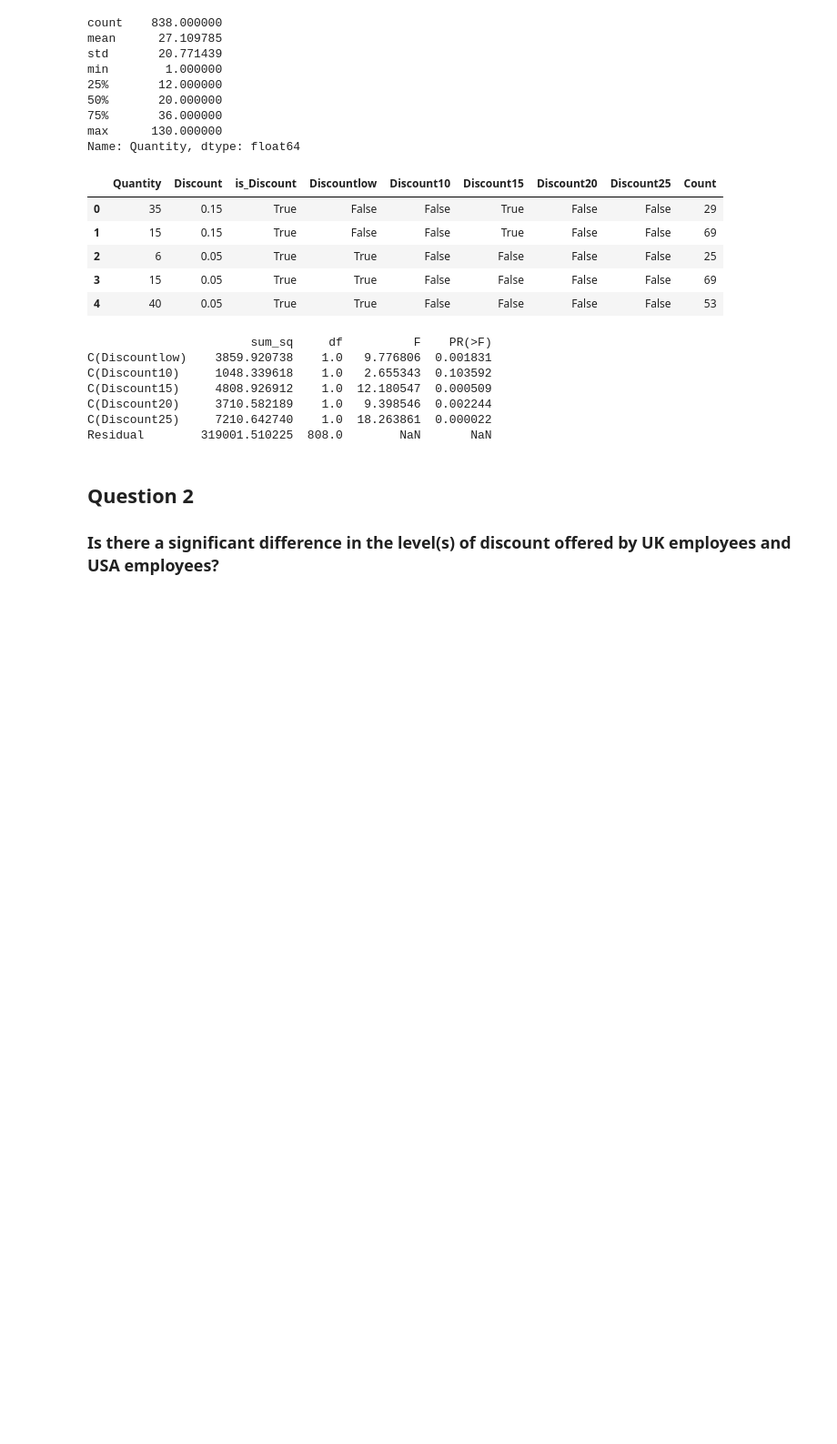
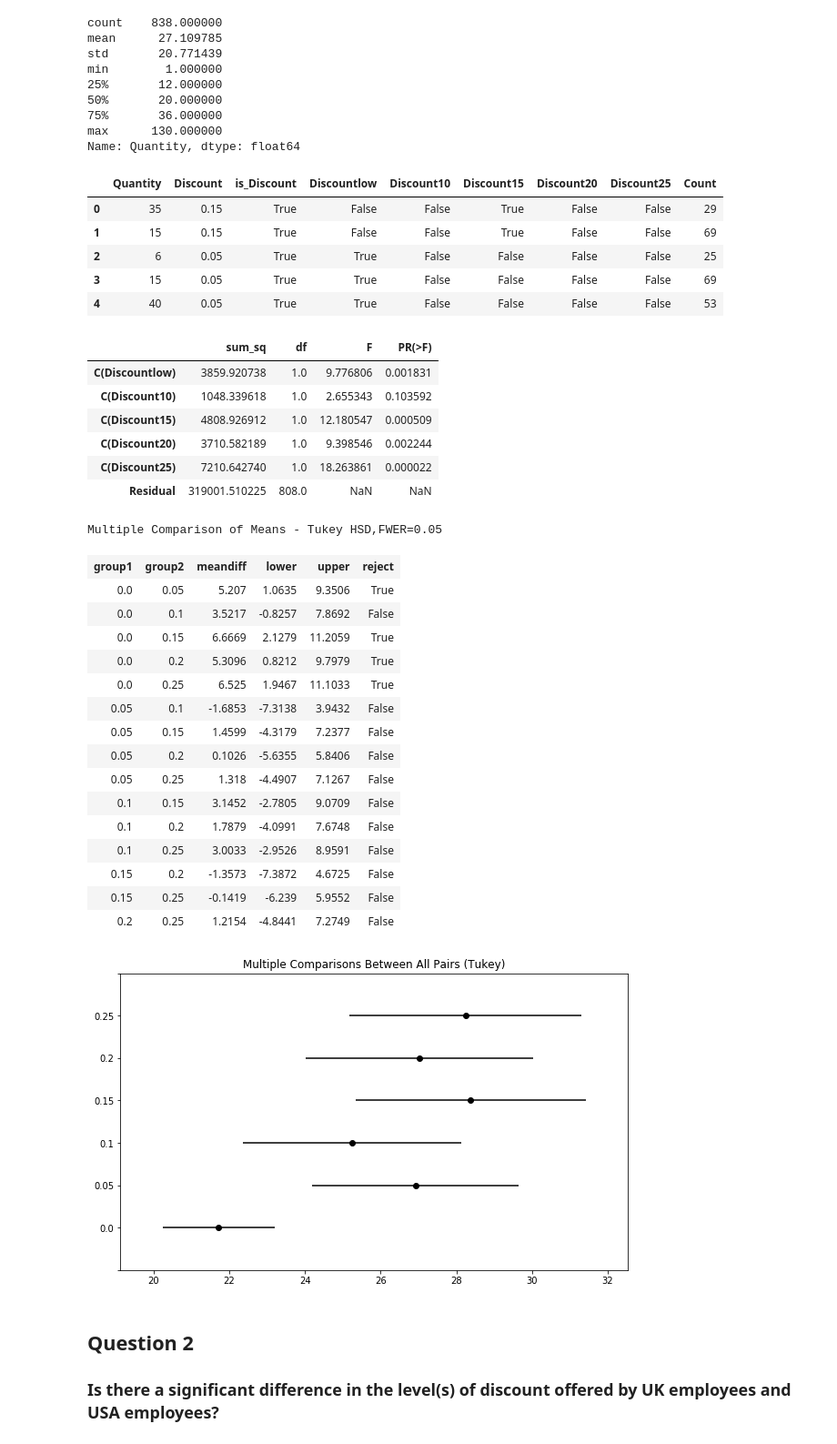
Before and after one commit to ajain1017/dsc-mod-3-project-online-ds-pt-081219, a Jupyter notebook: index.ipynb, the cells around one changed output. Shown at 91% size. Saved outputs shown, nothing was run; the diff lists cells and outputs as text; code cells hidden in the pictures; blank space fills up the shorter version.

```diff
--- a/index.ipynb
+++ b/index.ipynb
@@ -143,15 +145,43 @@ q1B.head()
 f = 'Quantity ~ C(Discountlow) + C(Discount10) + C(Discount15) + C(Discount20) + C(Discount25)'
 lm = ols(f, q1B).fit()
 table = sm.stats.anova_lm(lm, typ=2)
-print(table)
+display(table)
 # %% [output]
-                       sum_sq     df          F    PR(>F)
-C(Discountlow)    3859.920738    1.0   9.776806  0.001831
-C(Discount10)     1048.339618    1.0   2.655343  0.103592
-C(Discount15)     4808.926912    1.0  12.180547  0.000509
-C(Discount20)     3710.582189    1.0   9.398546  0.002244
-C(Discount25)     7210.642740    1.0  18.263861  0.000022
-Residual        319001.510225  808.0        NaN       NaN
+|  | sum_sq | df | F | PR(>F) |
+| C(Discountlow) | 3859.920738 | 1.0 | 9.776806 | 0.001831 |
+| C(Discount10) | 1048.339618 | 1.0 | 2.655343 | 0.103592 |
+| C(Discount15) | 4808.926912 | 1.0 | 12.180547 | 0.000509 |
+| C(Discount20) | 3710.582189 | 1.0 | 9.398546 | 0.002244 |
+| C(Discount25) | 7210.642740 | 1.0 | 18.263861 | 0.000022 |
+| Residual | 319001.510225 | 808.0 | NaN | NaN |
+# %%
+for idx, x in enumerate(q1A.Discount):
+    if 0.00 < x <= 0.06:
+        q1A.loc[idx, 'Discount'] = 0.05
+    else:
+        pass
+tukey_results = pairwise_tukeyhsd(q1A['Quantity'], q1A['Discount'])
+display(tukey_results.summary())
+tukey_results.plot_simultaneous().show()
+# %% [output]
+Multiple Comparison of Means - Tukey HSD,FWER=0.05
+| group1 | group2 | meandiff | lower | upper | reject |
+| 0.0 | 0.05 | 5.207 | 1.0635 | 9.3506 | True |
+| 0.0 | 0.1 | 3.5217 | -0.8257 | 7.8692 | False |
+| 0.0 | 0.15 | 6.6669 | 2.1279 | 11.2059 | True |
+| 0.0 | 0.2 | 5.3096 | 0.8212 | 9.7979 | True |
+| 0.0 | 0.25 | 6.525 | 1.9467 | 11.1033 | True |
+| 0.05 | 0.1 | -1.6853 | -7.3138 | 3.9432 | False |
+| 0.05 | 0.15 | 1.4599 | -4.3179 | 7.2377 | False |
+| 0.05 | 0.2 | 0.1026 | -5.6355 | 5.8406 | False |
+| 0.05 | 0.25 | 1.318 | -4.4907 | 7.1267 | False |
+| 0.1 | 0.15 | 3.1452 | -2.7805 | 9.0709 | False |
+| 0.1 | 0.2 | 1.7879 | -4.0991 | 7.6748 | False |
+| 0.1 | 0.25 | 3.0033 | -2.9526 | 8.9591 | False |
+| 0.15 | 0.2 | -1.3573 | -7.3872 | 4.6725 | False |
+| 0.15 | 0.25 | -0.1419 | -6.239 | 5.9552 | False |
+| 0.2 | 0.25 | 1.2154 | -4.8441 | 7.2749 | False |
+[figure, added]
 # %% [markdown]
 ## Question 2
 ### Is there a significant difference in the level(s) of discount offered by UK employees and USA employees?
```
Also changed, not shown: parts of 39 cells of this notebook.
